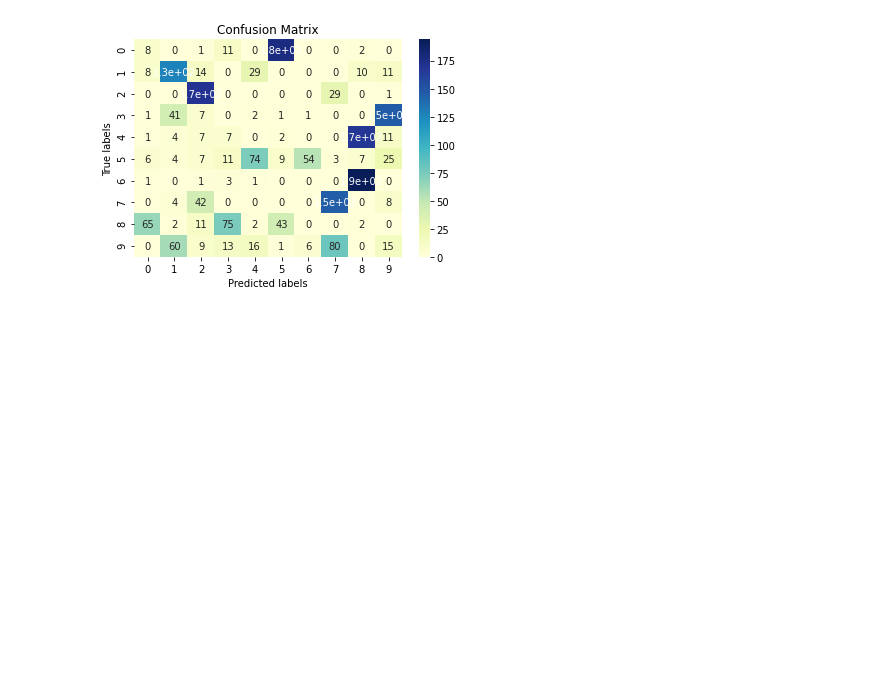
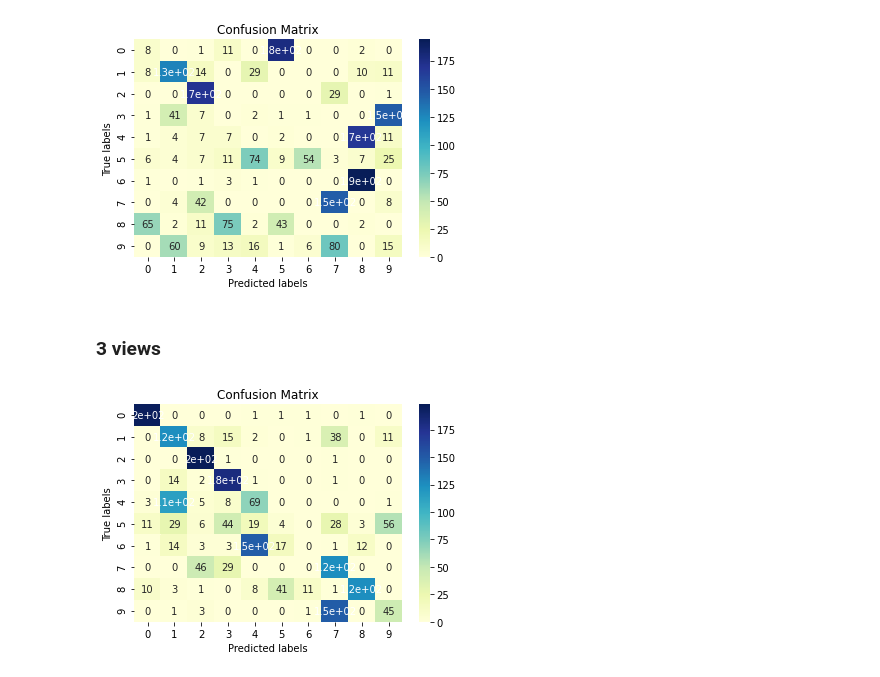
Before and after one commit to silveiraluiza/ml-cin-project, a Jupyter notebook: src/fuzzy-clustering/Calculando_Erros.ipynb, the cells around one changed output. Saved outputs shown, nothing was run; the diff lists cells and outputs as text; code cells hidden in the pictures; blank space fills up the shorter version.

Commit message:
usando dir local

```diff
--- a/src/fuzzy-clustering/Calculando_Erros.ipynb
+++ b/src/fuzzy-clustering/Calculando_Erros.ipynb
@@ -17,8 +21,8 @@ Drive already mounted at /content/gdrive; to attempt to forcibly remount, call d
 # %%
 ## Importando os dados
 
-dir = "/content/gdrive/My Drive/"
-dir_local = os.getcwd() # path para rodar em máquina local ao invés do colab
+#dir = "/content/gdrive/My Drive/"
+dir = os.getcwd() # path para rodar em máquina local ao invés do colab
 
 kar = pd.read_csv(os.path.join(dir,'data/mfeat-kar'),  delim_whitespace=True, header= None)
 fou = pd.read_csv(os.path.join(dir,'data/mfeat-fou'),  delim_whitespace=True, header= None)
@@ -112,14 +116,23 @@ table_results
 y_kar = pd.read_csv(os.path.join(dir,'data/y_kar.csv'), sep=";")
 y_fou = pd.read_csv(os.path.join(dir,'data/y_fou.csv'), sep=";")
 y_fac = pd.read_csv(os.path.join(dir,'data/y_fac.csv'), sep=";")
+y_3views = pd.read_csv(os.path.join(dir,'data/particao_crispy.csv'), delim_whitespace=True,header= None)
 
 y_kar.set_index('instance', inplace= True)
 y_fou.set_index('instance', inplace= True)
 y_fac.set_index('instance', inplace= True)
 
+y_3views['instance'] = y_3views.index
+y_3views['instance'] = y_3views['instance'] + 1
+y_3views.set_index('instance', inplace= True)
+
+
+y_3views.rename(columns={0: "partition"}, inplace =True)
+
 y_kar.sort_index(inplace=True)
 y_fou.sort_index(inplace=True)
 y_fac.sort_index(inplace=True)
+y_3views.sort_index(inplace=True)
 
 y_fac
 # %% [output]
@@ -298,3 +362,15 @@ ax.set_xlabel('Predicted labels');ax.set_ylabel('True labels');
 ax.set_title('Confusion Matrix');
 # %% [output]
 [figure]
+# %% [markdown]
+### 3 views
+# %%
+cm = confusion_matrix(table_results["partition"], y_3views["partition"])
+ax= plt.subplot()
+sns.heatmap(cm, annot=True, ax = ax, cmap="YlGnBu"); #annot=True to annotate cells
+
+# labels, title and ticks
+ax.set_xlabel('Predicted labels');ax.set_ylabel('True labels');
+ax.set_title('Confusion Matrix');
+# %% [output]
+[figure, added]
```
Also changed, not shown: parts of 7 cells of this notebook.
